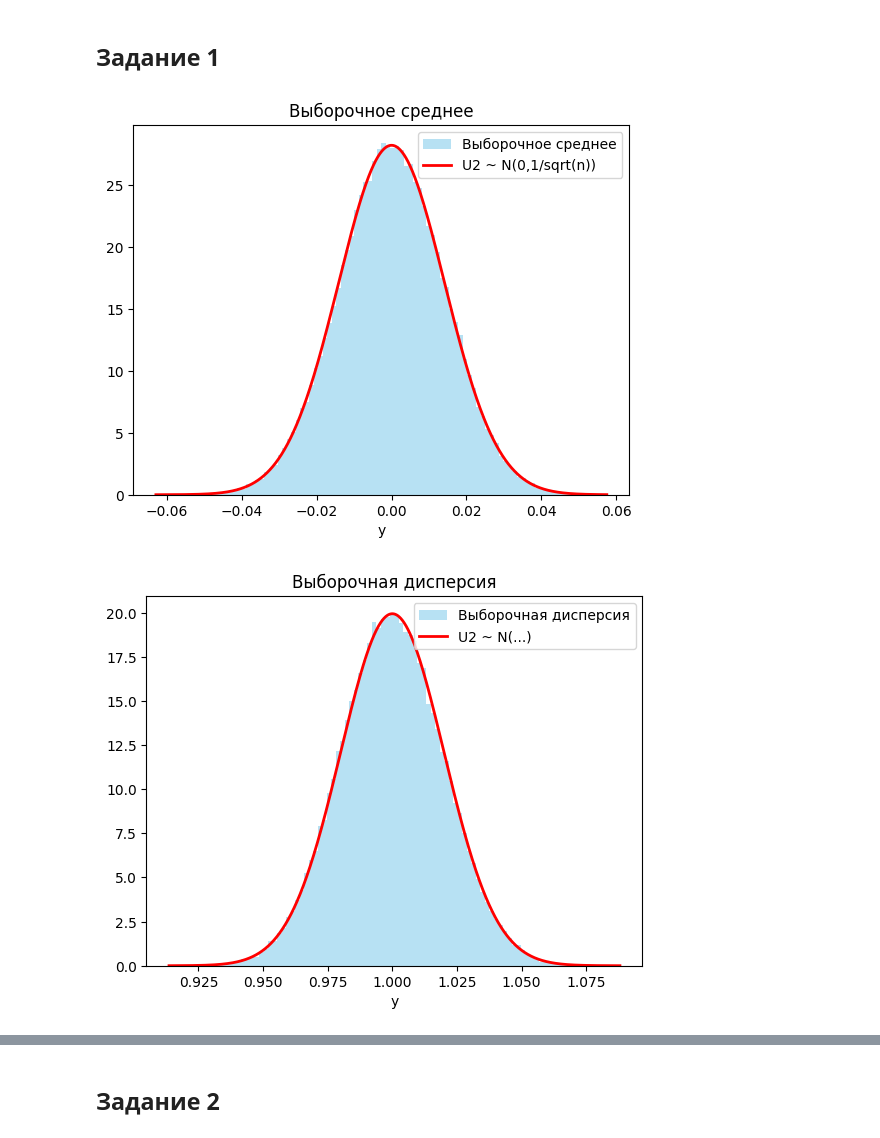
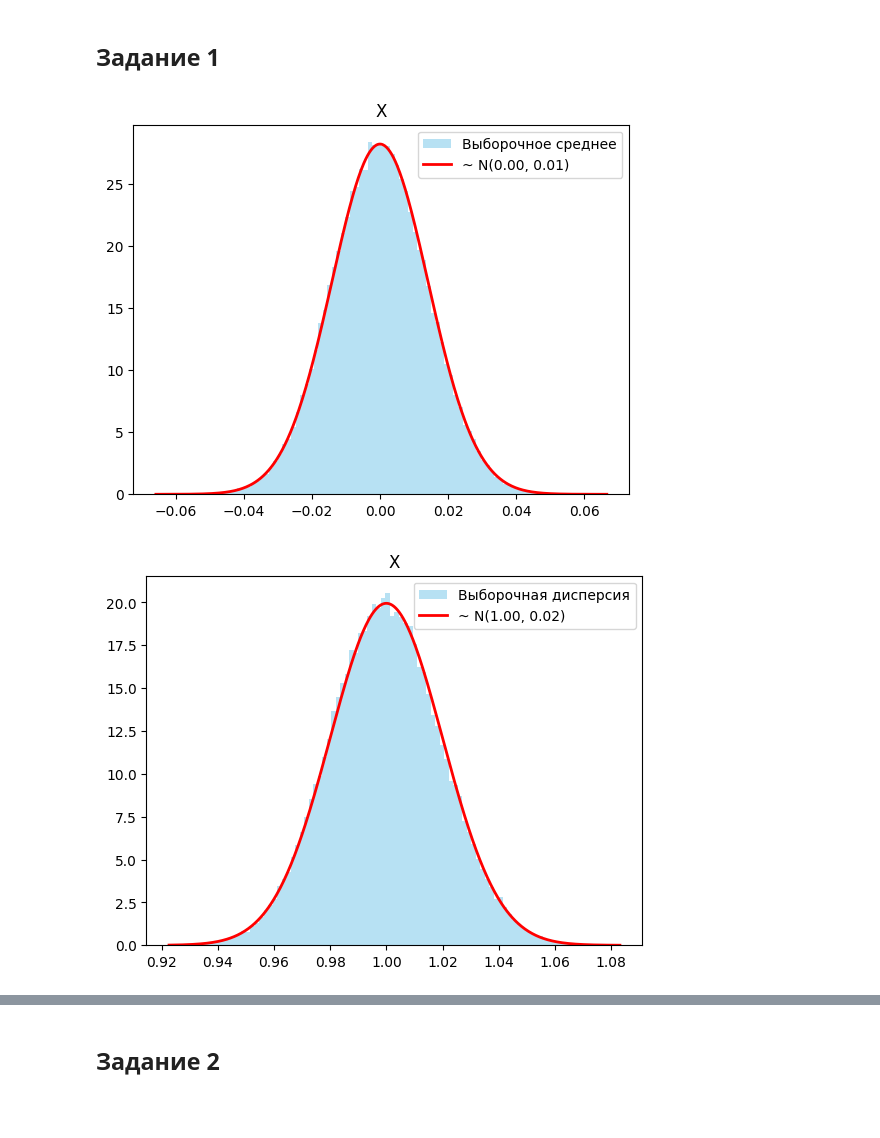
Before and after one commit to sofya-gorulko/ms_lab-1, a Jupyter notebook: ms_lab-1.ipynb, the cells around one changed output, grey strips where cells are left out. Cells and saved outputs as stored; diff of their text form; code cells hidden in the pictures; blank space fills up the shorter version.

```diff
--- a/ms_lab-1.ipynb
+++ b/ms_lab-1.ipynb
@@ -16,50 +16,32 @@ def print_hist(lst, label, title):
 # %% [markdown]
 ## Задание 1
 # %%
+from drawer import *
+
 n = 5000
 Nsim = 100000
+Step = 500
 
 X = norm.rvs(size=(Nsim, n))
 X_sorted = np.sort(X, axis=1)
 
 U1 = n * norm.cdf(X_sorted[:, 1])
 U2 = n * (1 - norm.cdf(X_sorted[:, -3]))
-s_n = sqrt(n)
+
 mean = np.mean(X_sorted, axis=1)
 var = np.var(X_sorted, axis=1)
 median = np.quantile(X_sorted, 0.5, axis=1)
 
-print_hist(mean, 'Выборочное среднее', 'Выборочное среднее')
-x_vals = np.linspace(np.min(mean), np.max(mean), 10000)
-plt.plot(x_vals, norm.pdf(x_vals, 0, 1 / s_n), 'r-', lw=2, label='U2 ~ N(0,1/sqrt(n))')
-plt.legend()
-plt.show()
+draw_hist_and_ndf(mean, 0, 1 / sqrt(n), 'Выборочное среднее', 'X')
 
-sigma = sqrt(abs((norm(0, 1).moment(4) - norm(0, 1).moment(2) ** 2) / n))
-mu = norm(0, 1).var()
-print_hist(var, 'Выборочная дисперсия', 'Выборочная дисперсия')
-x_vals = np.linspace(np.min(var), np.max(var), 10000)
-plt.plot(x_vals, norm.pdf(x_vals, mu, sigma), 'r-', lw=2, label='U2 ~ N(...)')
-plt.legend()
-plt.show()
+mu = norm.var()
+sigma = sqrt(abs((norm.moment(4) - norm.moment(2) ** 2) / n))
 
-print_hist(median, 'Выборочная медиана', 'Выборочная медиана')
-x_vals = np.linspace(np.min(median), np.max(median), 10000)
-plt.plot(x_vals, norm.pdf(x_vals, 0, 1/sqrt((4*n*(norm.pdf(0) ** 2)))), 'r-', lw=2, label='U2 ~ Г(?,1)')
-plt.legend()
-plt.show()
+draw_hist_and_ndf(var, mu, sigma, 'Выборочная дисперсия', 'X')
 
-print_hist(U1, 'Гистограмма (X)', f"nF(X(2)), n={n}, X~Normal(0,1)")
-x_vals = np.linspace(0, np.max(U1), 500)
-plt.plot(x_vals, gamma.pdf(x_vals, a=2, scale=1), 'r-', lw=2, label='U1 ~ Г(2,1)')
-plt.legend()
-plt.show()
-
-print_hist(U2, 'Гистограмма (X)', f"nF(1 - X(n - 2)), n={n}, X~Normal(0,1)")
-x_vals = np.linspace(0, np.max(U1), 500)
-plt.plot(x_vals, gamma.pdf(x_vals, a=3, scale=1), 'r-', lw=2, label='U2 ~ Г(3,1)')
-plt.legend()
-plt.show()
+draw_hist_and_ndf(median, 0, 1 / (sqrt(4 * n) * norm.pdf(0)), 'Выборочная медиана', 'X')
+draw_hist_and_df(U1, lambda x: gamma.pdf(x, a=2, scale=1), "U1 ~ Г(2,1)", "nF(X(2))", 'X')
+draw_hist_and_df(U2, lambda x: gamma.pdf(x, a=3, scale=1), "U2 ~ Г(3,1)", "nF(1 - X(n - 2))", 'X')
 # %% [output]
-[figure, old version]
+[figure, new version]
-[figure, old version]
+[figure, new version]
```
Also changed, not shown: parts of 1 cell of this notebook, 2 other files.
